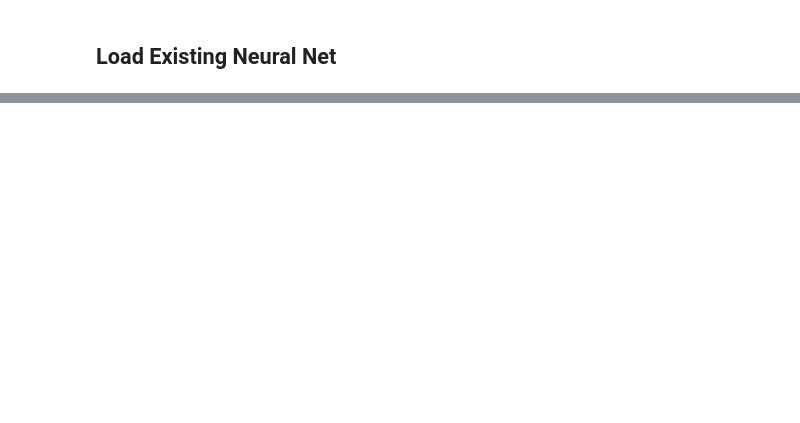
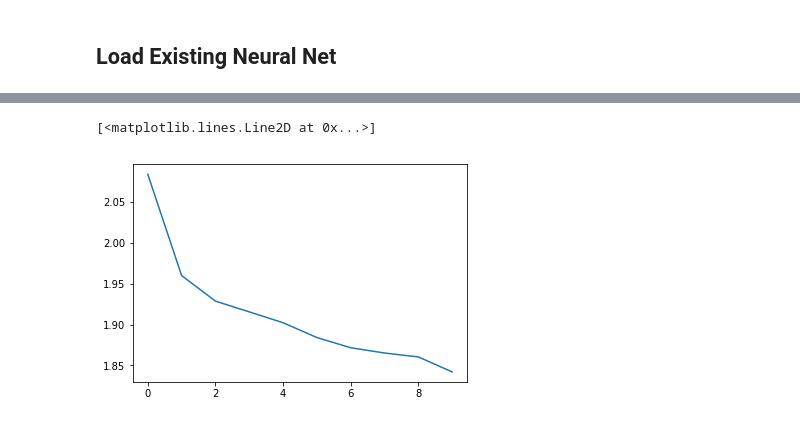
Before and after one commit to CameronBeebe/transfer_keras, a Jupyter notebook: TL_keras_lab.ipynb, the cells around one changed output, grey strips where cells are left out. Saved outputs shown, nothing was run; the diff lists cells and outputs as text; code cells hidden in the pictures; blank space fills up the shorter version.

Commit message:
Created randomly initialized model to compare to.  Still need:  compare predictions on test data for both.

```diff
--- a/TL_keras_lab.ipynb
+++ b/TL_keras_lab.ipynb
@@ -38,9 +40,11 @@ MobileNet??
 fresh = MobileNet(include_top = False, weights=None)
 #fresh.summary()
 # %%
-rand_init_model = Sequential([
-    Dense(32,input_shape=(32,32,3), activation = 'sigmoid',name='Named'),
-    fresh,
-    Dense(10,activation = 'softmax')
-])
-rand_init_model.add(fresh.get_layer())
+rand_init_model = Sequential()
+
+rand_init_model.add(Dense(32,input_dim=(32*32*3), activation = 'sigmoid',name='cifar10_adapter'))
+rand_init_model.layers.extend(fresh.layers[1:])
+rand_init_model.add(Dense(10,activation = 'softmax'))
+
+rand_init_model.compile(optimizer = 'adam', loss = 'categorical_crossentropy', metrics = ['accuracy'])
+history_fresh = rand_init_model.fit(x_train_unrolled,y_train_encoded, epochs=15, batch_size = 4)
@@ -46,0 +72,6 @@ rand_init_model.add(fresh.get_layer())
+# %%
+plt.plot(history_fresh.history['loss'])
+#plt.plot(history_fresh.history['acc'])
+# %% [output]
+[<matplotlib.lines.Line2D at 0x...>]
+[figure, added]
```
Also changed, not shown: parts of 9 cells of this notebook.
